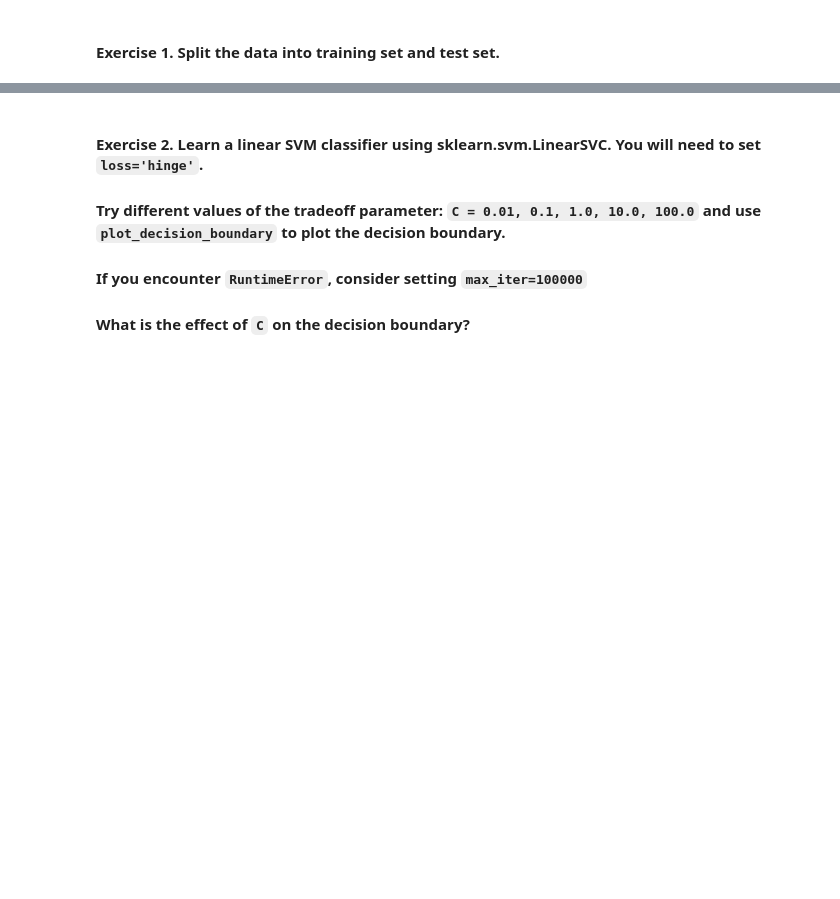
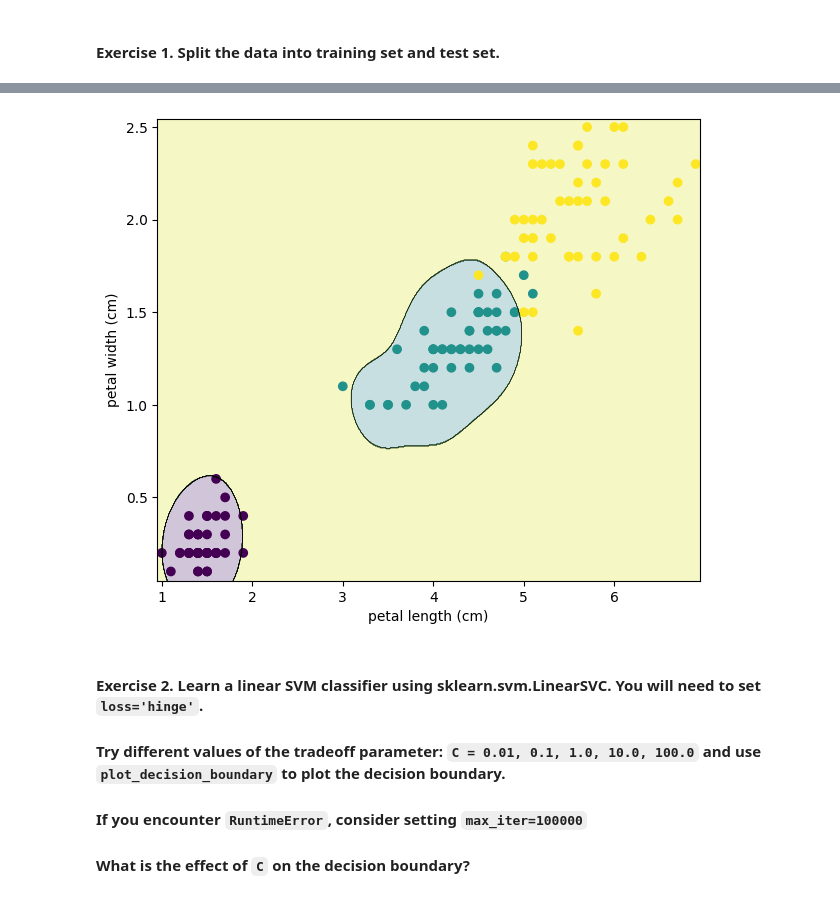
Before and after one commit to AthithepSuksupsri/229352_Stat-learning-for-data-sci, a Jupyter notebook: Lab06_SVM.ipynb, the cells around one changed output, grey strips where cells are left out. Saved outputs shown, nothing was run; the diff lists cells and outputs as text; code cells hidden in the pictures; blank space fills up the shorter version.

```diff
--- a/Lab06_SVM.ipynb
+++ b/Lab06_SVM.ipynb
@@ -62,3 +74,12 @@ def plot_decision_boundary(clf, X, y):
+# %%
+#SVM
+svm = SVC(C = 0.1, kernel = "rbf", gamma = 10)
+
+svm.fit(X_train, y_train)
+
+plot_decision_boundary(svm, X, y)
+# %% [output]
+[figure, added]
 # %% [markdown]
 #### Exercise 2. Learn a linear SVM classifier using sklearn.svm.LinearSVC. You will need to set `loss='hinge'`.
 
```
Also changed, not shown: parts of 4 cells of this notebook.
